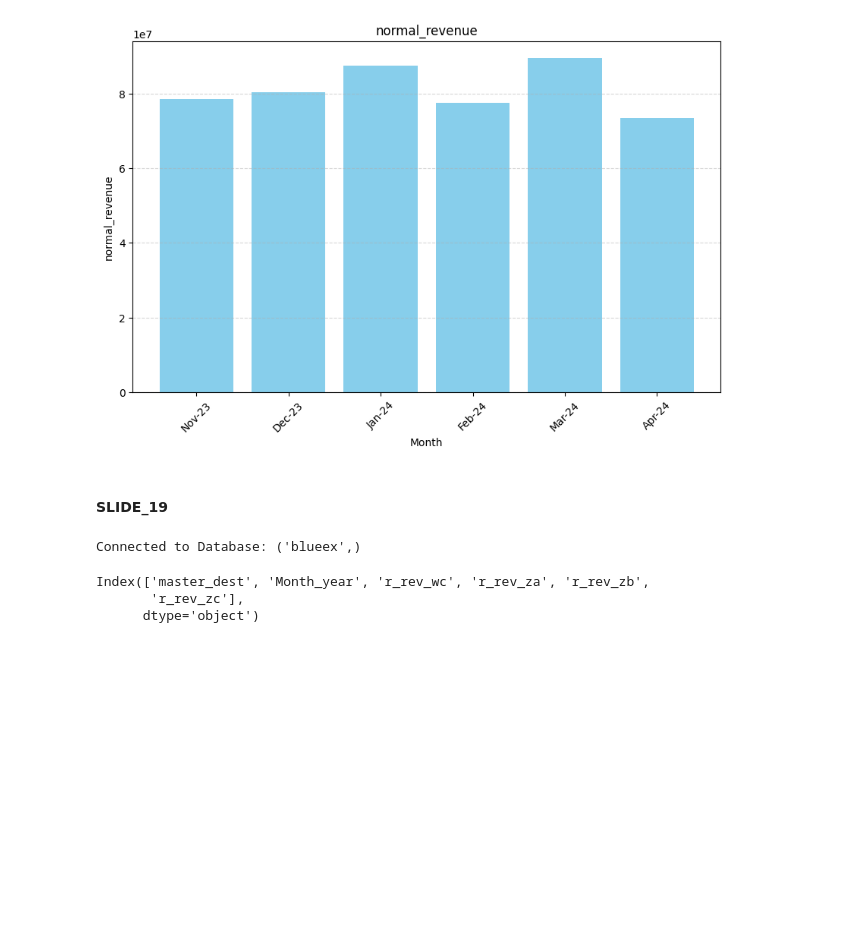
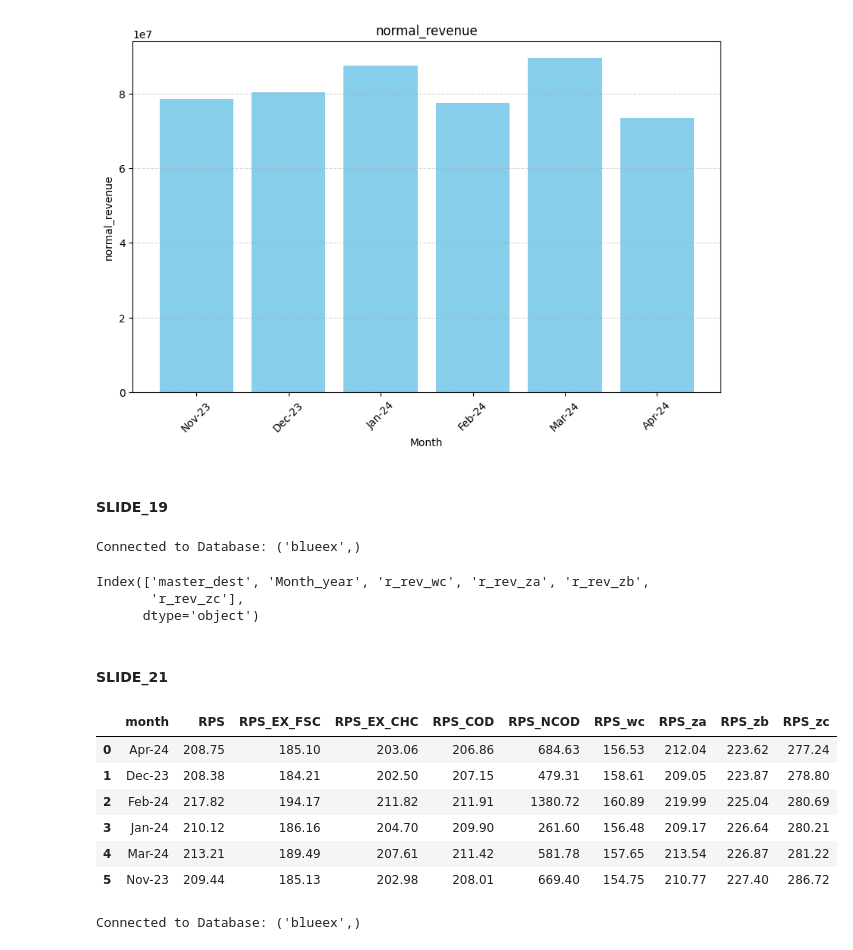
Before and after one commit to TahaDataAlchemy/BLUE-EX-Domestic-Auto, a Jupyter notebook: ETL.ipynb, the cells around one changed output. Saved outputs shown, nothing was run; the diff lists cells and outputs as text; code cells hidden in the pictures; blank space fills up the shorter version.

Commit message:
SLIDE_21 COMPLETED

```diff
--- a/ETL.ipynb
+++ b/ETL.ipynb
@@ -168,6 +168,8 @@ PPT12 = filtered_df.copy()
 PPT14 = filtered_df.copy()
 # %%
 PPT18 = filtered_df.copy()
+# %%
+PPT21 = filtered_df.copy()
 # %% [markdown]
 # PPT 1
 # %%
@@ -3912,3 +3914,71 @@ PPT19_Group = pd.pivot_table(PPT19_Group,index=["master_dest","Month_year"],valu
 PPT19_Group = pd.pivot_table(PPT19_Group,index="master_dest",columns="Month_year",values="Total_ret_rev",aggfunc="sum").reset_index()
 # %%
 PPT19_Group = PPT19_Group.sort_values(by="Apr-2024",ascending=False).head(10)
+# %% [markdown]
+#### SLIDE_21
+# %%
+def calc_rps_ex_fsc(n_rev, n_fsc, shipments):
+    return (n_rev.sum() - n_fsc.sum()) / shipments.sum()
+
+def calc_rps_ex_chc(n_rev, n_oth_chgs, shipments):
+    return (n_rev.sum() - n_oth_chgs.sum()) / shipments.sum()
+
+
+RPS_TOTAL = PPT21.groupby("month").apply(
+    lambda df: pd.Series({
+        "RPS": df["n_rev"].sum() / df["shipments"].sum(),
+        "RPS_EX_FSC": calc_rps_ex_fsc(df["n_rev"], df["n_fsc"], df["shipments"]),
+        "RPS_EX_CHC": calc_rps_ex_chc(df["n_rev"],df["n_oth_chgs"], df["shipments"]),
+        "RPS_COD": df[df["cod"] != 0.0]["n_rev"].sum() / df[df["cod"] != 0.0]["shipments"].sum(),
+        "RPS_NCOD": df[df["cod"] == 0.0]["n_rev"].sum() / df[df["cod"] == 0.0]["shipments"].sum(),
+        "RPS_wc": df["n_rev_wc"].sum() / df["n_s_wc"].sum(),
+        "RPS_za": df["n_rev_za"].sum() / df["n_s_za"].sum(),
+        "RPS_zb": df["n_rev_zb"].sum() / df["n_s_zb"].sum(),
+        "RPS_zc": df["n_rev_zc"].sum() / df["n_s_zc"].sum()
+    })
+)
+
+PPT21_Group = round(RPS_TOTAL.reset_index(),2)
+# %%
+PPT21_Group
+# %% [output]
+|  | month | RPS | RPS_EX_FSC | RPS_EX_CHC | RPS_COD | RPS_NCOD | RPS_wc | RPS_za | RPS_zb | RPS_zc |
+| 0 | Apr-24 | 208.75 | 185.10 | 203.06 | 206.86 | 684.63 | 156.53 | 212.04 | 223.62 | 277.24 |
+| 1 | Dec-23 | 208.38 | 184.21 | 202.50 | 207.15 | 479.31 | 158.61 | 209.05 | 223.87 | 278.80 |
+| 2 | Feb-24 | 217.82 | 194.17 | 211.82 | 211.91 | 1380.72 | 160.89 | 219.99 | 225.04 | 280.69 |
+| 3 | Jan-24 | 210.12 | 186.16 | 204.70 | 209.90 | 261.60 | 156.48 | 209.17 | 226.64 | 280.21 |
+| 4 | Mar-24 | 213.21 | 189.49 | 207.61 | 211.42 | 581.78 | 157.65 | 213.54 | 226.87 | 281.22 |
+| 5 | Nov-23 | 209.44 | 185.13 | 202.98 | 208.01 | 669.40 | 154.75 | 210.77 | 227.40 | 286.72 |
+# %%
+conn = msql.connect(host=dlogin.host, user=dlogin.user, password=dlogin.password, database=dlogin.database)
+
+start_date = '2024-03-01'  # Change this to the desired start date
+end_date = '2024-04-30'    # Change this to the desired end date
+
+start_datetime = datetime.strptime(start_date, '%Y-%m-%d')
+end_datetime = datetime.strptime(end_date, '%Y-%m-%d')
+
+start_date_str = start_datetime.strftime('%Y-%m-%d')
+end_date_str = end_datetime.strftime('%Y-%m-%d')
+with conn.cursor() as cursor:
+            # Check database connection
+            cursor.execute("SELECT DATABASE();")
+            record = cursor.fetchone()
+            print("Connected to Database:", record)
+
+            # Define SQL query to fetch records within the date range
+            q1 =  """SELECT sr.*
+                     FROM blueex.salesreport sr
+                     WHERE sr.normal_cn_date BETWEEN %s AND %s
+                  """
+
+            # Execute SQL query
+            cursor.execute(q1, (start_date, end_date))
+
+            # Fetch all rows
+            rows = cursor.fetchall()
+
+            # Create DataFrame from fetched rows
+            df = pd.DataFrame(rows, columns=[i[0] for i in cursor.description])
+# %% [output]
+Connected to Database: ('blueex',)
```
Also changed, not shown: parts of 8 cells of this notebook.
